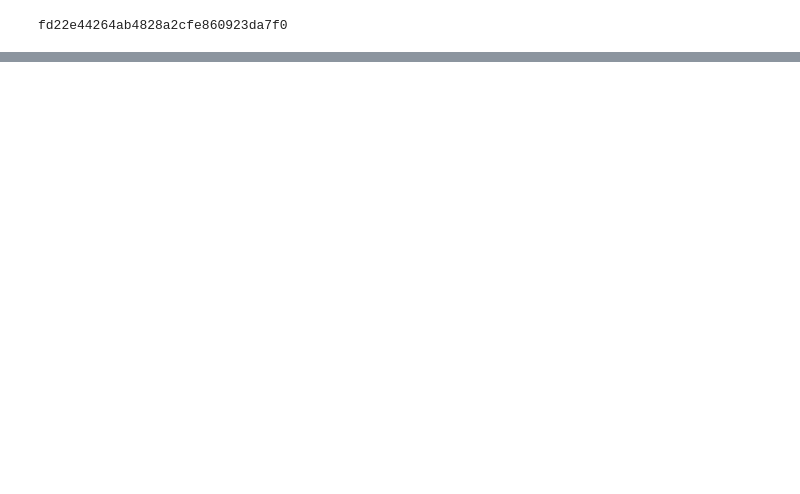
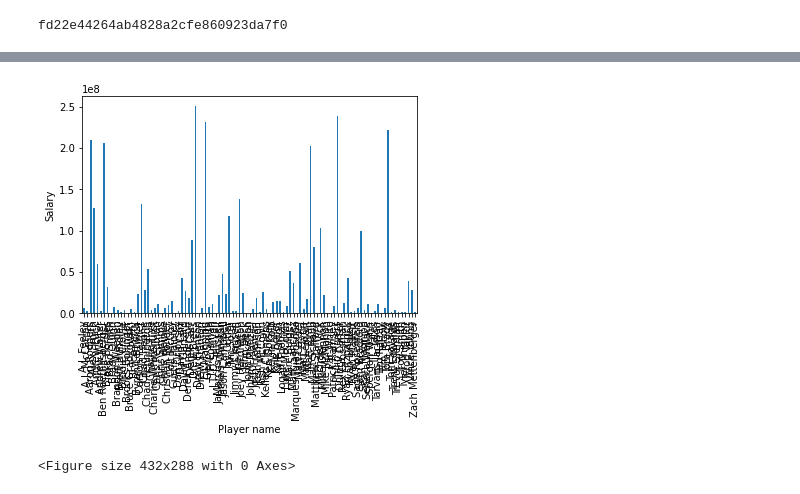
Before and after one commit to mikejackson35/mica_team, a Jupyter notebook: mica_project1.ipynb, the cells around one changed output, grey strips where cells are left out. Drawn from its saved outputs; the diff is of its cells as text; code cells hidden in the pictures; blank space fills up the shorter version.

```diff
--- a/mica_project1.ipynb
+++ b/mica_project1.ipynb
@@ -293,0 +94,3 @@ df_merged.groupby("Name").mean()
+# %%
+#Reset Index so we have Player names as one of the column. This may not be needed?
+salaries1_df=salaries1_df.reset_index()
@@ -293,0 +206,20 @@ df_merged.groupby("Name").mean()
+# %%
+#Money made per player
+Salary=player_group["Salary"].sum()
+Salary= Salary.fillna(0)
+Salary = pd.to_numeric(Salary)
+len(Salary)
+len(years_played)
+Salary_ave=Salary.div(pd.to_numeric(years_played))
+
+
+salary_chart = Salary.plot(kind='bar')
+
+# Set the xlabel and ylabel using class methods
+salary_chart.set_xlabel("Player name")
+salary_chart.set_ylabel("Salary")
+plt.show()
+plt.tight_layout()
+# %% [output]
+[figure, added]
+<Figure size 432x288 with 0 Axes>
```
Also changed, not shown: parts of 33 cells of this notebook.
